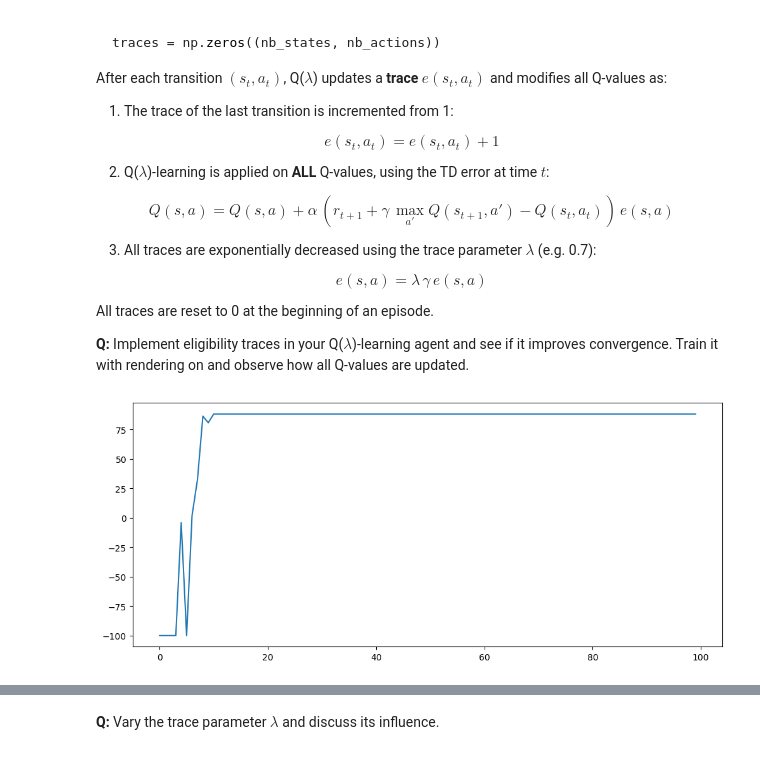
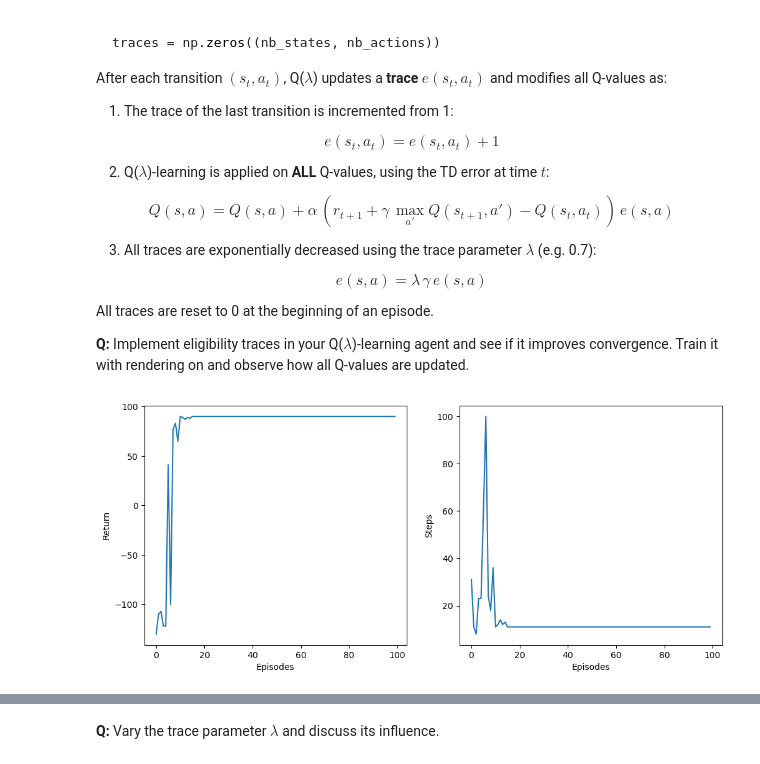
Before and after one commit to vitay/course-deeprl, a Jupyter notebook: notes/exercises/10-Eligibilitytraces-solution.ipynb, the cells around one changed output, grey strips where cells are left out. Cells and saved outputs as stored; diff of their text form; code cells hidden in the pictures.

```diff
--- a/notes/exercises/10-Eligibilitytraces-solution.ipynb
+++ b/notes/exercises/10-Eligibilitytraces-solution.ipynb
@@ -601,3 +741,33 @@ class QLambdaLearningAgent(SoftQLearningAgent):
+# %%
+# Parameters
+gamma = 0.99
+lbda = 0.7
+#action_selection  = {'type': "egreedy", "param": 0.1, "decay": 0.0}
+action_selection  = {'type': "softmax", "param": 1.0, "decay": 0.0}
+alpha = 0.1
+nb_episodes = 100
+
+# Create the environment
+env = GridWorldEnv()
+
+# Create the agent
+agent = QLambdaLearningAgent(env, gamma, lbda, action_selection, alpha)
+
+# Train the agent
+returns, steps = agent.train(nb_episodes)
+
+plt.figure(figsize=(12, 5))
+plt.subplot(121)
+plt.plot(returns)
+plt.xlabel("Episodes")
+plt.ylabel("Return")
+plt.subplot(122)
+plt.plot(steps)
+plt.xlabel("Episodes")
+plt.ylabel("Steps")
+plt.show()
+# %% [output]
+[figure, added]
 # %%
 # Parameters
 gamma = 0.99
@@ -605,19 +775,13 @@ lbda = 0.7
 #action_selection  = {'type': "egreedy", "param": 0.1, "decay": 0.0}
 action_selection  = {'type': "softmax", "param": 1.0, "decay": 0.0}
 alpha = 0.1
-nb_episodes = 100
+nb_episodes = 10
 
 # Create the environment
-env = GridWorld()
+env = GridWorldEnv(render_mode='human')
 
 # Create the agent
 agent = QLambdaLearningAgent(env, gamma, lbda, action_selection, alpha)
 
 # Train the agent
-returns = agent.train(nb_episodes, render=False)
-
-plt.figure(figsize=(12, 5))
-plt.plot(returns)
-plt.show()
+returns = agent.train(nb_episodes)
-# %% [output]
-[figure, removed]
```
Also changed, not shown: parts of 23 cells of this notebook, 19 other files.
